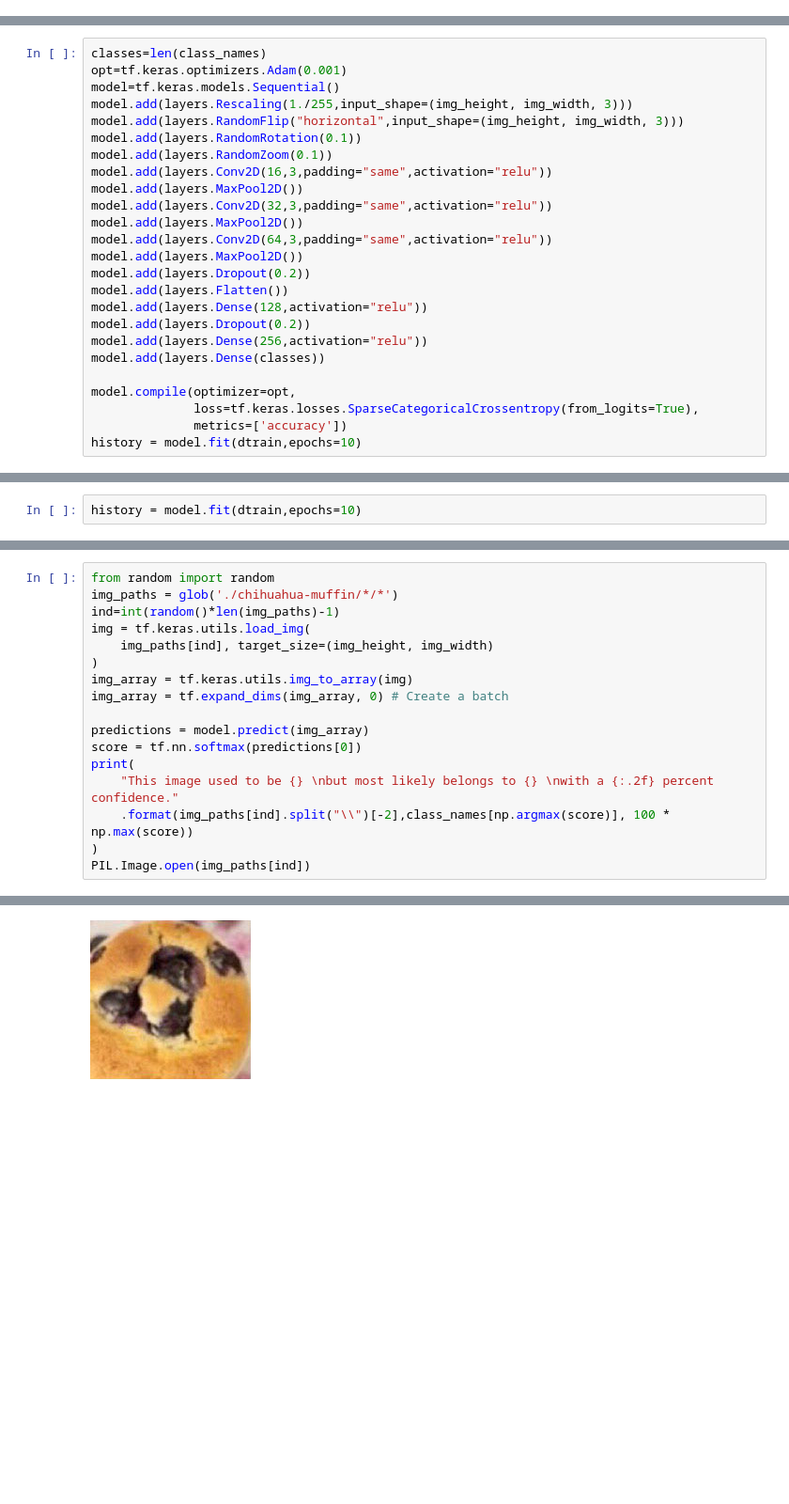
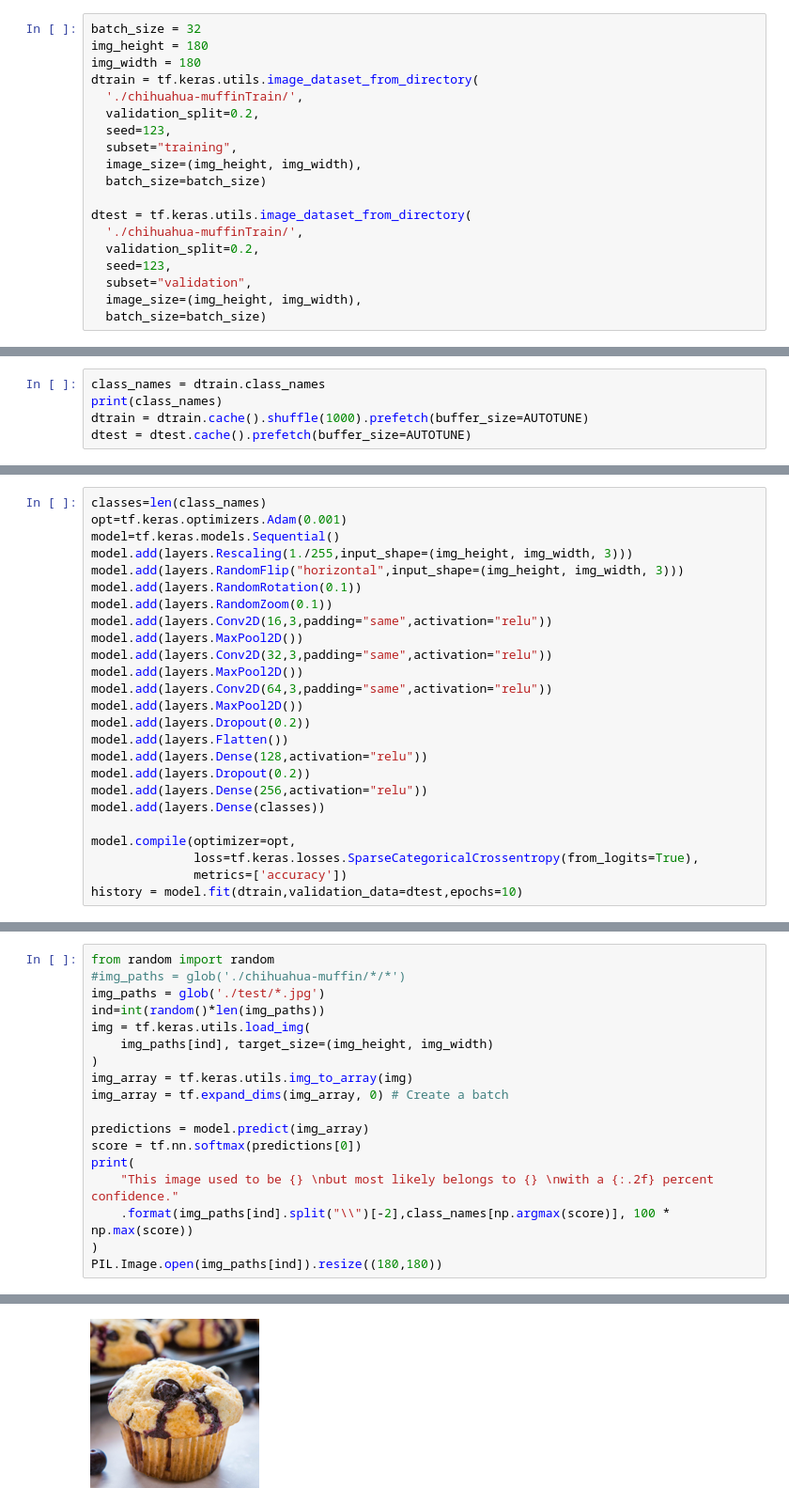
Before and after one commit to bunnanna/image_classifier_for_training, a Jupyter notebook: chihuahua-muffinclass.ipynb, the cells around one changed output, grey strips where cells are left out. Shown at 94% size. Saved outputs shown, nothing was run; the diff lists cells and outputs as text; blank space fills up the shorter version.

```diff
--- a/chihuahua-muffinclass.ipynb
+++ b/chihuahua-muffinclass.ipynb
@@ -34,0 +26,19 @@ print(class_names)
+# %%
+batch_size = 32
+img_height = 180
+img_width = 180
+dtrain = tf.keras.utils.image_dataset_from_directory(
+  './chihuahua-muffinTrain/',
+  validation_split=0.2,
+  seed=123,
+  subset="training",
+  image_size=(img_height, img_width),
+  batch_size=batch_size)
+
+dtest = tf.keras.utils.image_dataset_from_directory(
+  './chihuahua-muffinTrain/',
+  validation_split=0.2,
+  seed=123,
+  subset="validation",
+  image_size=(img_height, img_width),
+  batch_size=batch_size)
@@ -34,0 +50,5 @@ print(class_names)
+# %%
+class_names = dtrain.class_names
+print(class_names)
+dtrain = dtrain.cache().shuffle(1000).prefetch(buffer_size=AUTOTUNE)
+dtest = dtest.cache().prefetch(buffer_size=AUTOTUNE)
@@ -66,7 +88,7 @@ model.add(layers.Dense(classes))
 model.compile(optimizer=opt,
               loss=tf.keras.losses.SparseCategoricalCrossentropy(from_logits=True),
               metrics=['accuracy'])
-history = model.fit(dtrain,epochs=10)
+history = model.fit(dtrain,validation_data=dtest,epochs=10)
 # %% [output]
 Epoch 1/10
 WARNING:tensorflow:Using a while_loop for converting RngReadAndSkip cause there is no registered converter for this op.
@@ -88,2 +109,0 @@ Epoch 10/10
-# %%
-history = model.fit(dtrain,epochs=10)
@@ -108,7 +110,8 @@ Epoch 10/10
 # %%
 from random import random
-img_paths = glob('./chihuahua-muffin/*/*')
-ind=int(random()*len(img_paths)-1)
+#img_paths = glob('./chihuahua-muffin/*/*')
+img_paths = glob('./test/*.jpg')
+ind=int(random()*len(img_paths))
 img = tf.keras.utils.load_img(
     img_paths[ind], target_size=(img_height, img_width)
 )
@@ -121,5 +124,5 @@ print(
     "This image used to be {} \nbut most likely belongs to {} \nwith a {:.2f} percent confidence."
     .format(img_paths[ind].split("\\")[-2],class_names[np.argmax(score)], 100 * np.max(score))
 )
-PIL.Image.open(img_paths[ind])
+PIL.Image.open(img_paths[ind]).resize((180,180))
 # %% [output]
@@ -130 +133 @@ with a 51.59 percent confidence.
-[figure, old version]
+[figure, new version]
```
Also changed, not shown: parts of 22 cells of this notebook, 1 other file.
